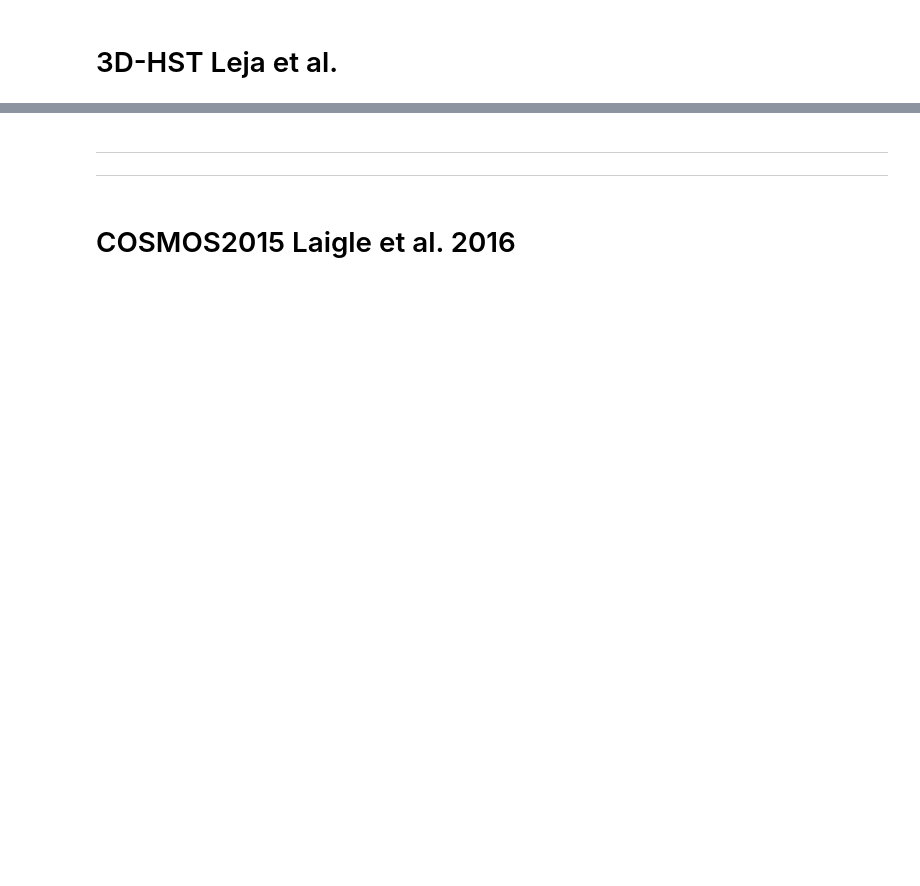
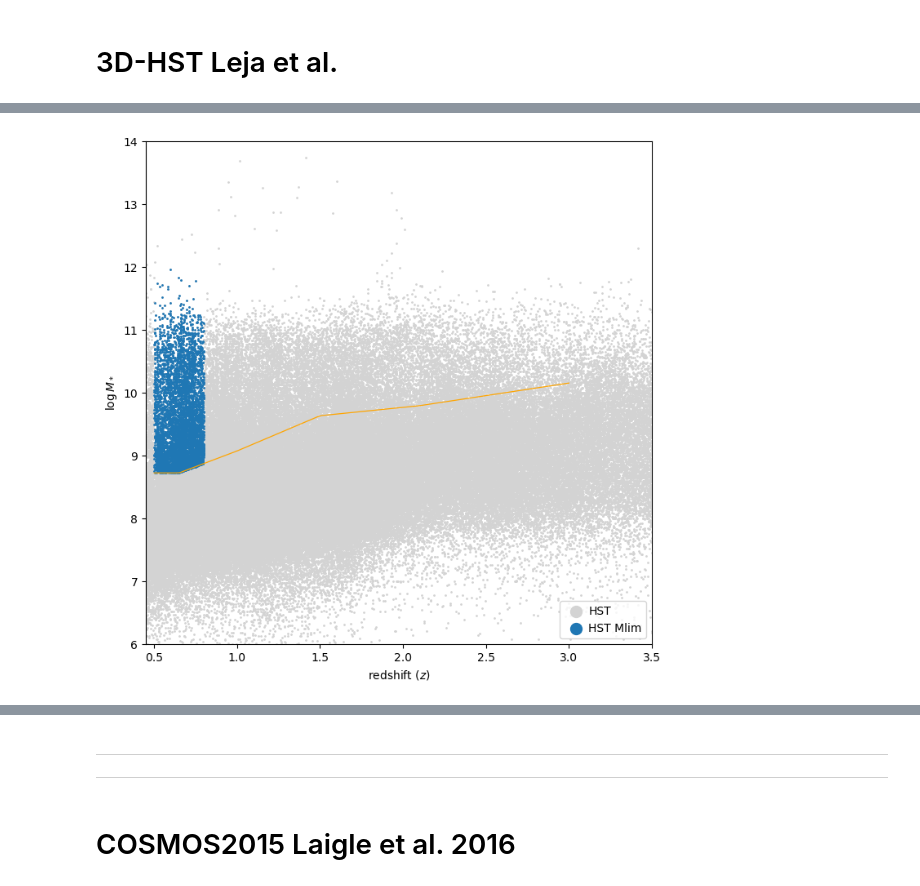
Before and after one commit to fedehope/zSMF, a Jupyter notebook: nb/hst_emcee_run.ipynb, the cells around one changed output, grey strips where cells are left out. Drawn from its saved outputs; the diff is of its cells as text; code cells hidden in the pictures; blank space fills up the shorter version.

```diff
--- a/nb/hst_emcee_run.ipynb
+++ b/nb/hst_emcee_run.ipynb
@@ -203,0 +232,5 @@ plt.tight_layout()
+# %%
+plt.figure(figsize=(8,8))
+plotter_hst.plot_selected_data(0.5, 0.8)
+# %% [output]
+[figure, added]
```
Also changed, not shown: parts of 30 cells of this notebook, 2 other files.
